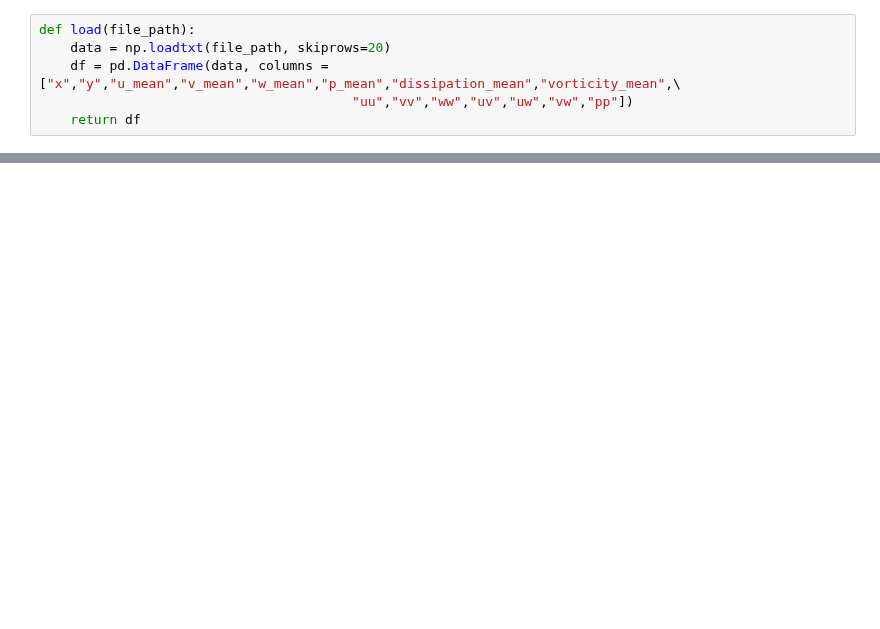
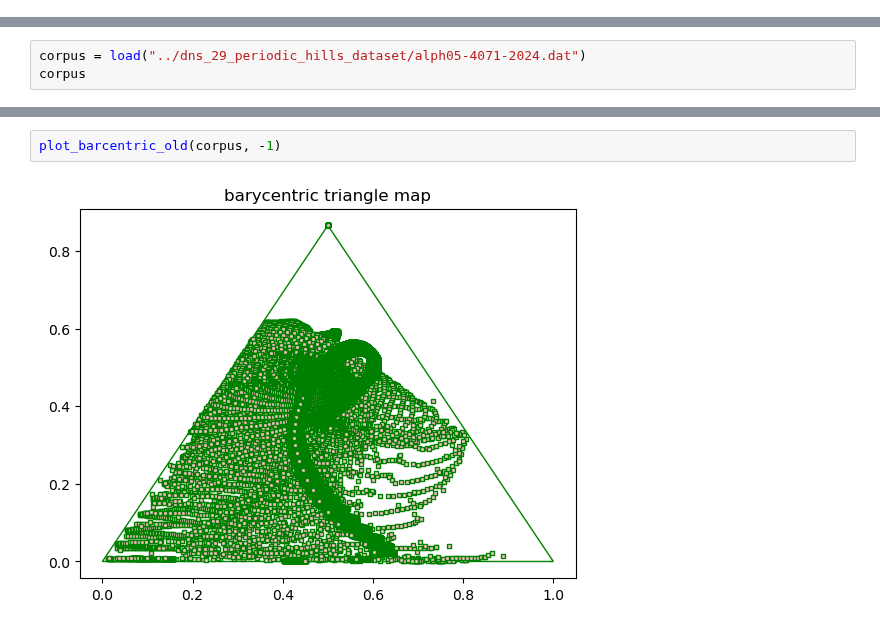
Before and after one commit to bolei-chen/modeling-rsa, a Jupyter notebook: plots/plots.ipynb, the cells around one changed output, grey strips where cells are left out. Saved outputs shown, nothing was run; the diff lists cells and outputs as text; blank space fills up the shorter version.

```diff
--- a/plots/plots.ipynb
+++ b/plots/plots.ipynb
@@ -7,6 +12,0 @@ import math
-# %%
-def load(file_path):
-    data = np.loadtxt(file_path, skiprows=20)
-    df = pd.DataFrame(data, columns = ["x","y","u_mean","v_mean","w_mean","p_mean","dissipation_mean","vorticity_mean",\
-                                        "uu","vv","ww","uv","uw","vw","pp"])
-    return df
@@ -42,0 +13,3 @@ plt.plot_barcentric_map(df, x=7)
+# %%
+corpus = load("../dns_29_periodic_hills_dataset/alph05-4071-2024.dat")
+corpus
@@ -42,0 +30,4 @@ plt.plot_barcentric_map(df, x=7)
+# %%
+plot_barcentric_old(corpus, -1)
+# %% [output]
+[figure, added]
```
Also changed, not shown: parts of 7 cells of this notebook, 23 other files.
